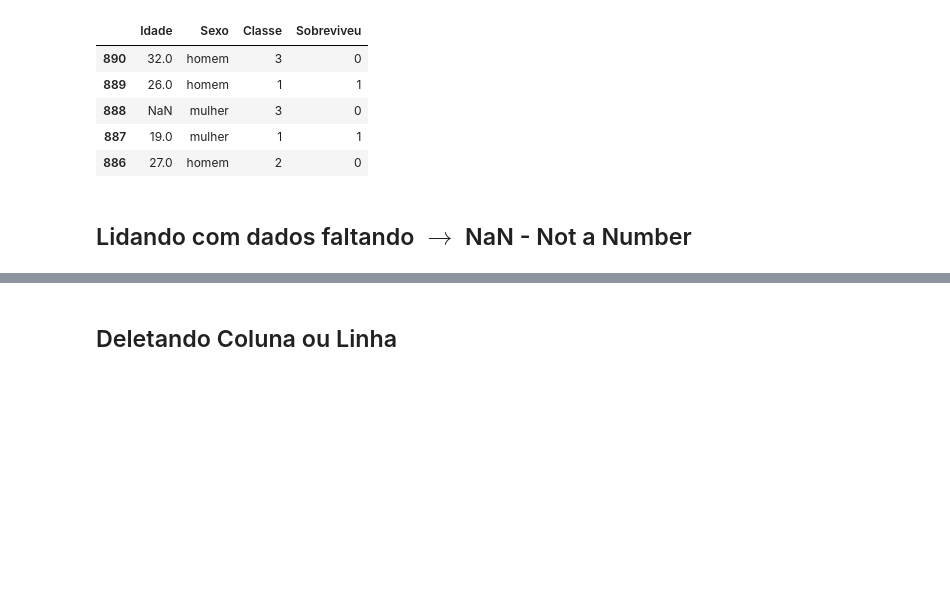
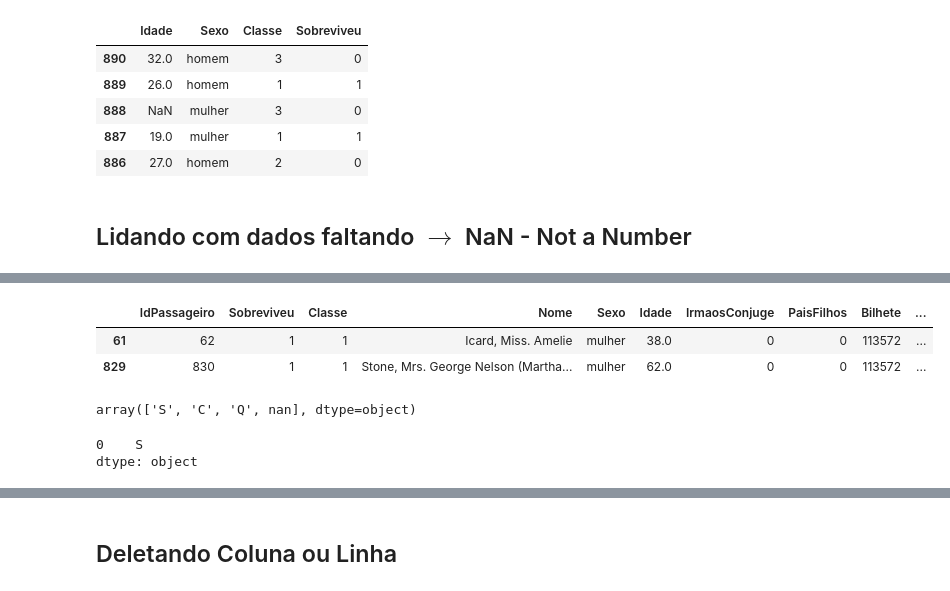
Before and after one commit to lucasabrantes1/studySpace, a Jupyter notebook: Udemy/DataScienceeMachineLearningcomEstatísticaePython/04 - Pandas/Pandas - Vazio.ipynb, the cells around one changed output, grey strips where cells are left out. Cells and saved outputs as stored; diff of their text form; code cells hidden in the pictures; blank space fills up the shorter version.

```diff
--- a/Udemy/DataScienceeMachineLearningcomEstatísticaePython/04 - Pandas/Pandas - Vazio.ipynb
+++ b/Udemy/DataScienceeMachineLearningcomEstatísticaePython/04 - Pandas/Pandas - Vazio.ipynb
@@ -466,0 +498,15 @@ data[['Idade','Sexo','Classe','Sobreviveu']].sort_index(ascending=False).head()
+# %%
+data.loc[data['Embarque'].isnull()]
+# %% [output]
+|  | IdPassageiro | Sobreviveu | Classe | Nome | Sexo | Idade | IrmaosConjuge | PaisFilhos | Bilhete | ... |
+| 61 | 62 | 1 | 1 | Icard, Miss. Amelie | mulher | 38.0 | 0 | 0 | 113572 | ... |
+| 829 | 830 | 1 | 1 | Stone, Mrs. George Nelson (Martha... | mulher | 62.0 | 0 | 0 | 113572 | ... |
+# %%
+data['Embarque'].unique()
+# %% [output]
+array(['S', 'C', 'Q', nan], dtype=object)
+# %%
+data['Embarque'].mode() #moda
+# %% [output]
+0    S
+dtype: object
```
Also changed, not shown: parts of 8 cells of this notebook.
